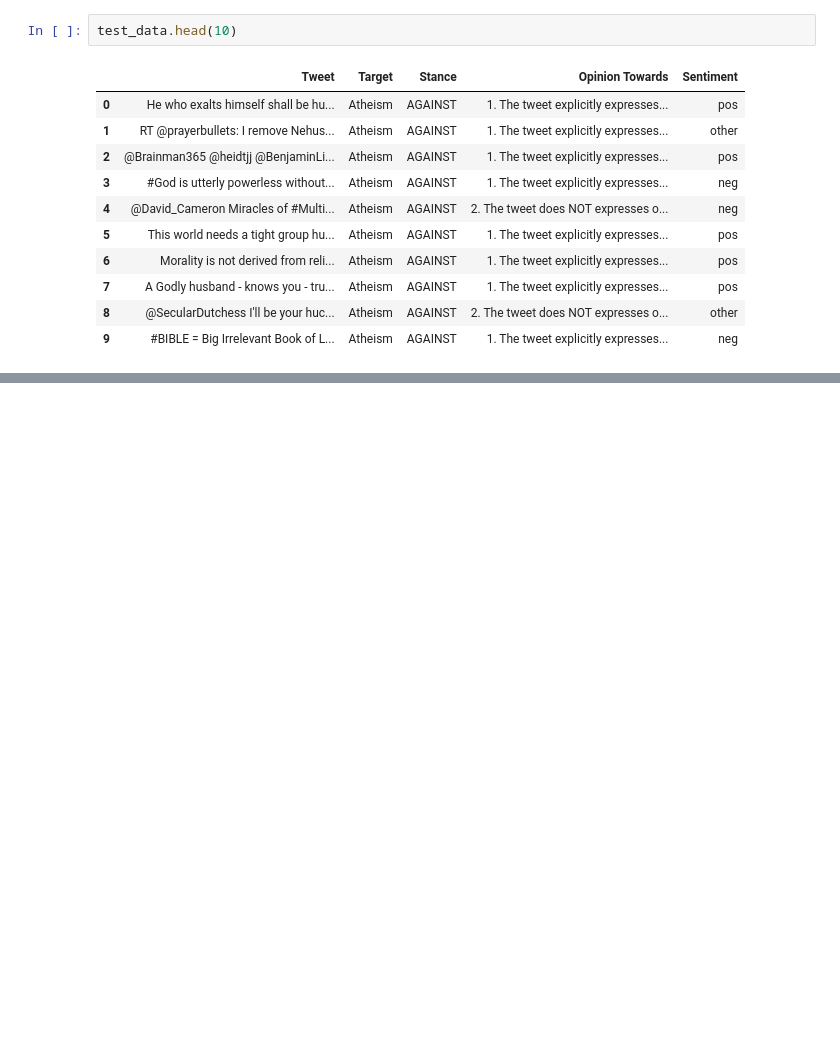
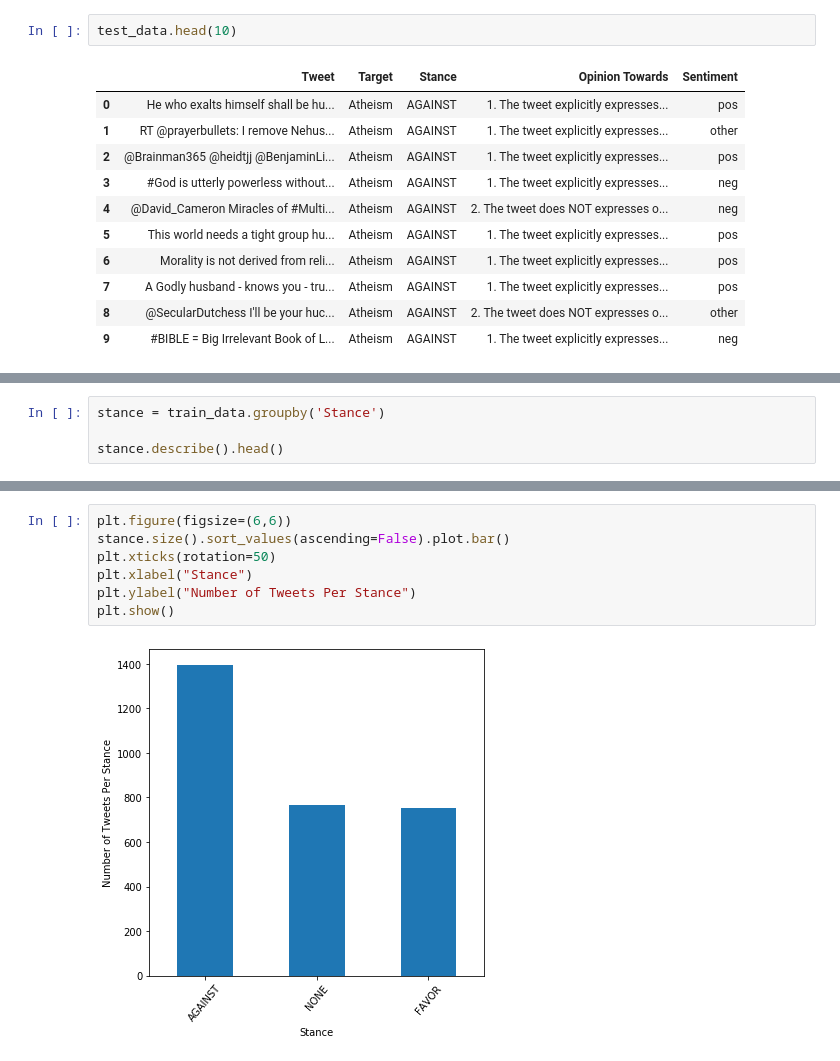
Before and after one commit to parekhjigar/tweet-stance-classification, a Jupyter notebook: stance-classification.ipynb, the cells around one changed output, grey strips where cells are left out. Saved outputs shown, nothing was run; the diff lists cells and outputs as text; blank space fills up the shorter version.

Commit message:
Data Exploration Analysis

```diff
--- a/stance-classification.ipynb
+++ b/stance-classification.ipynb
@@ -89,0 +125,4 @@ test_data.head(10)
+# %%
+stance = train_data.groupby('Stance')
+
+stance.describe().head()
@@ -89,0 +152,9 @@ test_data.head(10)
+# %%
+plt.figure(figsize=(6,6))
+stance.size().sort_values(ascending=False).plot.bar()
+plt.xticks(rotation=50)
+plt.xlabel("Stance")
+plt.ylabel("Number of Tweets Per Stance")
+plt.show()
+# %% [output]
+[figure, added]
```
Also changed, not shown: parts of 9 cells of this notebook.
